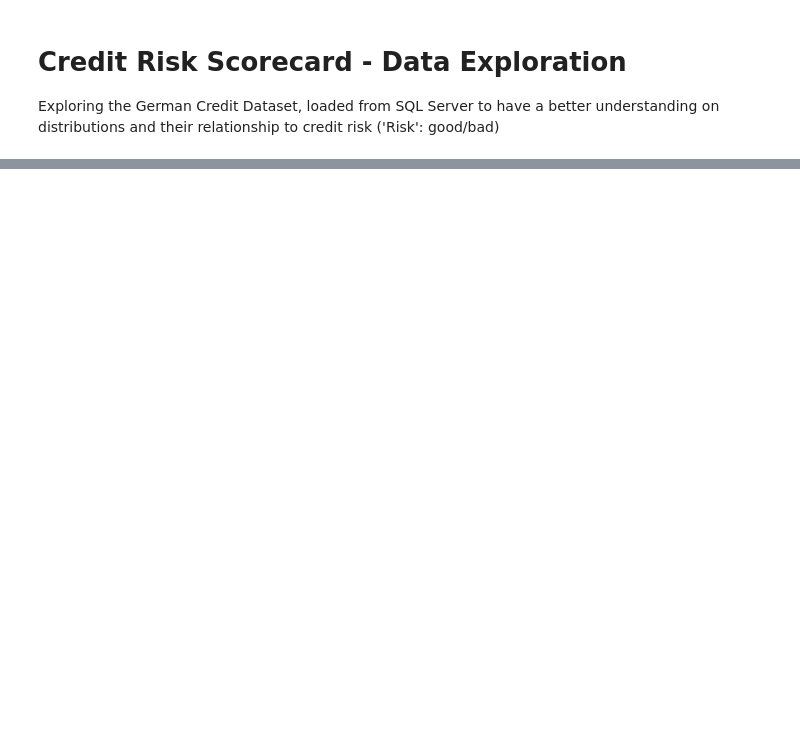
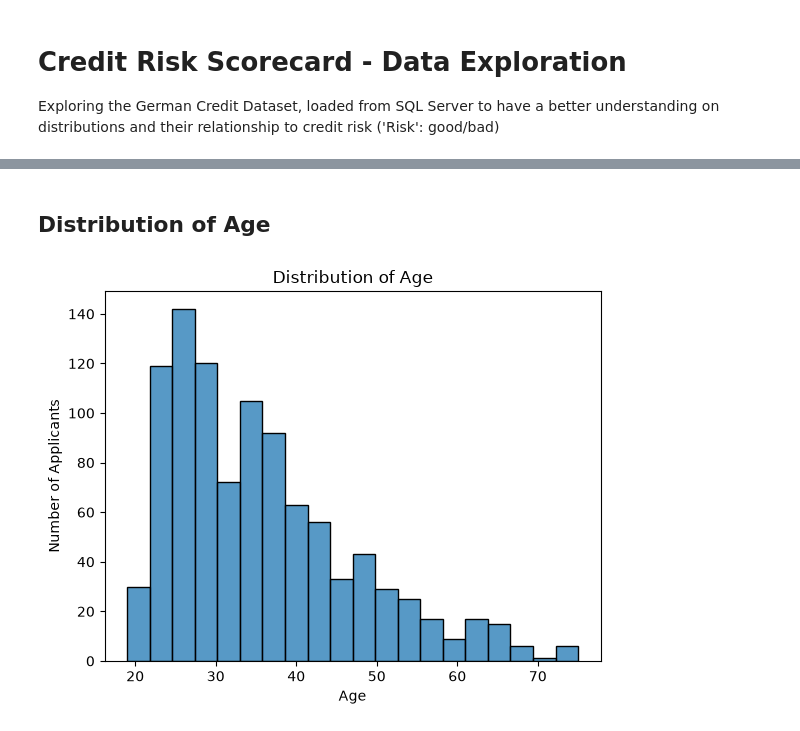
Before and after one commit to AishaMadiyahh/credit-risk-scorecard, a Jupyter notebook: exploration.ipynb, the cells around one changed output, grey strips where cells are left out. Saved outputs shown, nothing was run; the diff lists cells and outputs as text; code cells hidden in the pictures; blank space fills up the shorter version.

Commit message:
Visual analysis, relationship between categories

```diff
--- a/exploration.ipynb
+++ b/exploration.ipynb
@@ -24,0 +30,12 @@ InterfaceError: ('IM002', '[IM002] [Microsoft][ODBC Driver Manager] Data source
+# %% [markdown]
+## Distribution of Age
+# %%
+import matplotlib.pyplot as plt
+import seaborn as sns
+
+sns.histplot(df["Age"], bins=20) #builds a histogram of the age col & bins=20 splits the age range into 20 equal intervals
+plt.title("Distribution of Age")
+plt.ylabel("Number of Applicants")
+plt.show()
+# %% [output]
+[figure, added]
```
Also changed, not shown: parts of 3 cells of this notebook.
